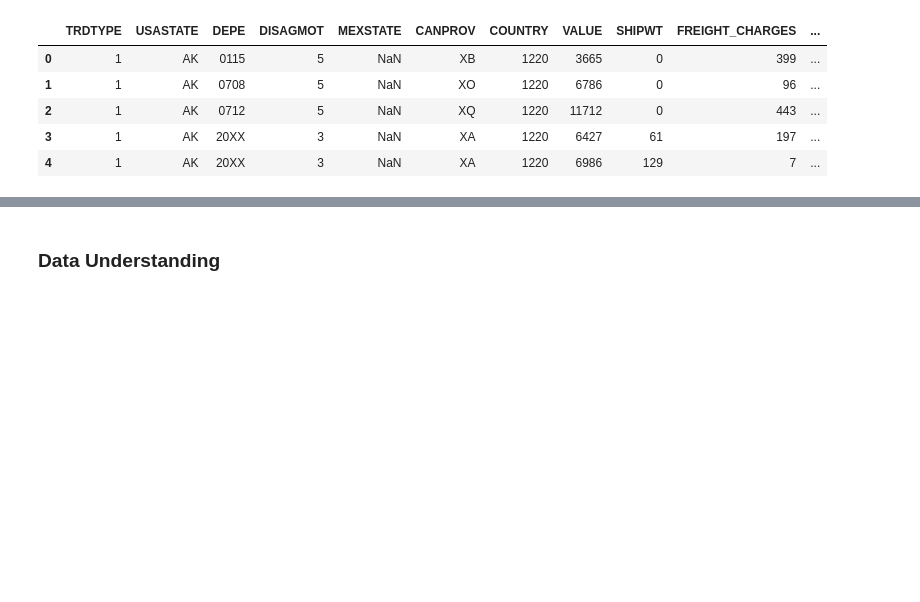
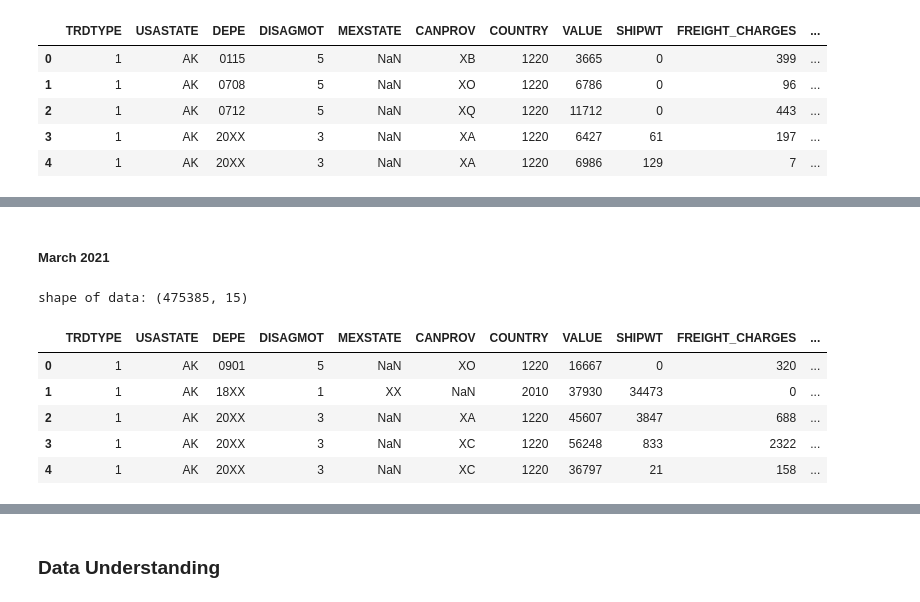
Before and after one commit to adubrightkwartengsnr/TransBorder-Freight-Data-Analysis, a Jupyter notebook: notebooks/transborder-freight-analysis.ipynb, the cells around one changed output, grey strips where cells are left out. Cells and saved outputs as stored; diff of their text form; code cells hidden in the pictures; blank space fills up the shorter version.

```diff
--- a/notebooks/transborder-freight-analysis.ipynb
+++ b/notebooks/transborder-freight-analysis.ipynb
@@ -290,0 +333,20 @@ shape of data: (1131457, 15)
+# %% [markdown]
+##### March 2021
+# %%
+dot1 = pd.read_csv("../data/2021/March 2021/dot1_0321.csv")
+dot1_ytd = pd.read_csv("../data/2021/March 2021/dot1_ytd_0321.csv")
+dot2 =  pd.read_csv("../data/2021/March 2021/dot2_0321.csv")
+dot2_ytd = pd.read_csv("../data/2021/March 2021/dot2_ytd_0321.csv")
+dot3 = pd.read_csv("../data/2021/March 2021/dot3_0321.csv")
+dot3_ytd = pd.read_csv("../data/2021/March 2021/dot3_ytd_0321.csv")
+mar_2021 = pd.concat([dot1,dot1_ytd,dot2,dot2_ytd,dot3,dot3_ytd],axis=0)
+print(f"shape of data: {mar_2021.shape}")
+mar_2021.head()
+# %% [output]
+shape of data: (475385, 15)
+|  | TRDTYPE | USASTATE | DEPE | DISAGMOT | MEXSTATE | CANPROV | COUNTRY | VALUE | SHIPWT | FREIGHT_CHARGES | ... |
+| 0 | 1 | AK | 0901 | 5 | NaN | XO | 1220 | 16667 | 0 | 320 | ... |
+| 1 | 1 | AK | 18XX | 1 | XX | NaN | 2010 | 37930 | 34473 | 0 | ... |
+| 2 | 1 | AK | 20XX | 3 | NaN | XA | 1220 | 45607 | 3847 | 688 | ... |
+| 3 | 1 | AK | 20XX | 3 | NaN | XC | 1220 | 56248 | 833 | 2322 | ... |
+| 4 | 1 | AK | 20XX | 3 | NaN | XC | 1220 | 36797 | 21 | 158 | ... |
```
Also changed, not shown: parts of 23 cells of this notebook, 12 other files.
